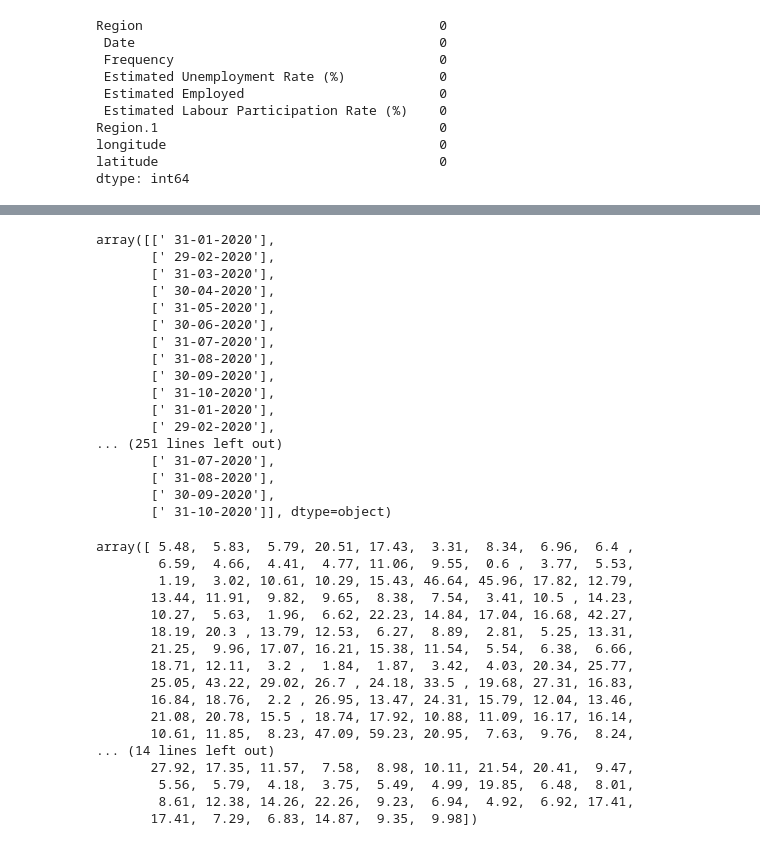
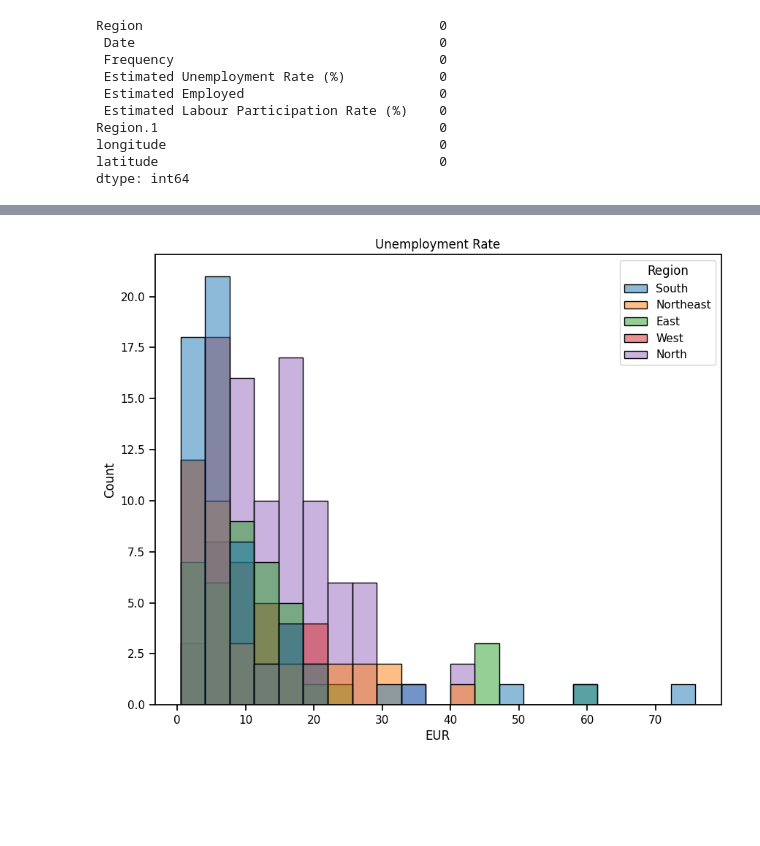
Before and after one commit to snaper20/OIBSIP, a Jupyter notebook: OASIS_INFOBYTE/UNEMPLOYMENT/UNEMPLOY.ipynb, the cells around one changed output, grey strips where cells are left out. Drawn from its saved outputs; the diff is of its cells as text; code cells hidden in the pictures; blank space fills up the shorter version.

```diff
--- a/OASIS_INFOBYTE/UNEMPLOYMENT/UNEMPLOY.ipynb
+++ b/OASIS_INFOBYTE/UNEMPLOYMENT/UNEMPLOY.ipynb
@@ -33,0 +113,10 @@ unemployment_data[' Date=pd.to(data)']
+# %%
+#unemployment rate according to different regions of India
+data.columns= ["State","Date","Frequency","EUR","EE","ELPR","Region","longitude","latitude"]
+
+plt.figure(figsize=(10, 8))
+plt.title("Unemployment Rate")
+sns.histplot(x="EUR", hue="Region", data=data)
+plt.show()
+# %% [output]
+[figure, added]
@@ -34,43 +135,3 @@ unemployment_data[' Date=pd.to(data)']
 # %%
-features = [' Date']
-X=unemployment_data[features].values.reshape(-1,1)
-X
+x = data['Date'].values.reshape(-1,1)
+y = data['EUR'].values
-# %% [output]
-array([[' 31-01-2020'],
-       [' 29-02-2020'],
-       [' 31-03-2020'],
-       [' 30-04-2020'],
-       [' 31-05-2020'],
-       [' 30-06-2020'],
-       [' 31-07-2020'],
-       [' 31-08-2020'],
-       [' 30-09-2020'],
-       [' 31-10-2020'],
-       [' 31-01-2020'],
-       [' 29-02-2020'],
-... (251 lines left out)
-       [' 31-07-2020'],
-       [' 31-08-2020'],
-       [' 30-09-2020'],
-       [' 31-10-2020']], dtype=object)
-# %%
-y=unemployment_data[' Estimated Unemployment Rate (%)'].values
-y
-# %% [output]
-array([ 5.48,  5.83,  5.79, 20.51, 17.43,  3.31,  8.34,  6.96,  6.4 ,
-        6.59,  4.66,  4.41,  4.77, 11.06,  9.55,  0.6 ,  3.77,  5.53,
-        1.19,  3.02, 10.61, 10.29, 15.43, 46.64, 45.96, 17.82, 12.79,
-       13.44, 11.91,  9.82,  9.65,  8.38,  7.54,  3.41, 10.5 , 14.23,
-       10.27,  5.63,  1.96,  6.62, 22.23, 14.84, 17.04, 16.68, 42.27,
-       18.19, 20.3 , 13.79, 12.53,  6.27,  8.89,  2.81,  5.25, 13.31,
-       21.25,  9.96, 17.07, 16.21, 15.38, 11.54,  5.54,  6.38,  6.66,
-       18.71, 12.11,  3.2 ,  1.84,  1.87,  3.42,  4.03, 20.34, 25.77,
-       25.05, 43.22, 29.02, 26.7 , 24.18, 33.5 , 19.68, 27.31, 16.83,
-       16.84, 18.76,  2.2 , 26.95, 13.47, 24.31, 15.79, 12.04, 13.46,
-       21.08, 20.78, 15.5 , 18.74, 17.92, 10.88, 11.09, 16.17, 16.14,
-       10.61, 11.85,  8.23, 47.09, 59.23, 20.95,  7.63,  9.76,  8.24,
-... (14 lines left out)
-       27.92, 17.35, 11.57,  7.58,  8.98, 10.11, 21.54, 20.41,  9.47,
-        5.56,  5.79,  4.18,  3.75,  5.49,  4.99, 19.85,  6.48,  8.01,
-        8.61, 12.38, 14.26, 22.26,  9.23,  6.94,  4.92,  6.92, 17.41,
-       17.41,  7.29,  6.83, 14.87,  9.35,  9.98])
```
Also changed, not shown: parts of 19 cells of this notebook.
